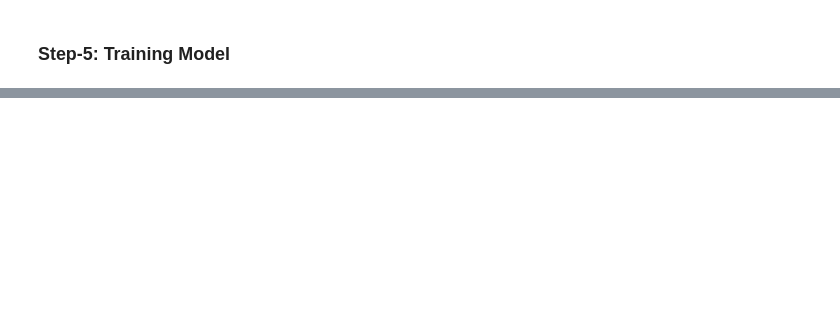
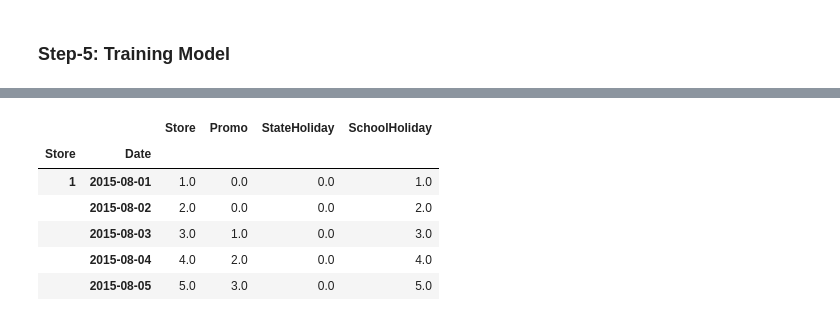
Before and after one commit to SwapnilSParkhe/FAST_AI, a Jupyter notebook: FASTAI_Lesson3.ipynb, the cells around one changed output, grey strips where cells are left out. Saved outputs shown, nothing was run; the diff lists cells and outputs as text; code cells hidden in the pictures; blank space fills up the shorter version.

```diff
--- a/FASTAI_Lesson3.ipynb
+++ b/FASTAI_Lesson3.ipynb
@@ -570,0 +631,10 @@ for event in (['SchoolHoliday','StateHoliday','Promo']):
+# %%
+bwd.head()
+# %% [output]
+|  |  | Store | Promo | StateHoliday | SchoolHoliday |
+| Store | Date |  |  |  |  |
+| 1 | 2015-08-01 | 1.0 | 0.0 | 0.0 | 1.0 |
+|  | 2015-08-02 | 2.0 | 0.0 | 0.0 | 2.0 |
+|  | 2015-08-03 | 3.0 | 1.0 | 0.0 | 3.0 |
+|  | 2015-08-04 | 4.0 | 2.0 | 0.0 | 4.0 |
+|  | 2015-08-05 | 5.0 | 3.0 | 0.0 | 5.0 |
```
Also changed, not shown: parts of 8 cells of this notebook.
